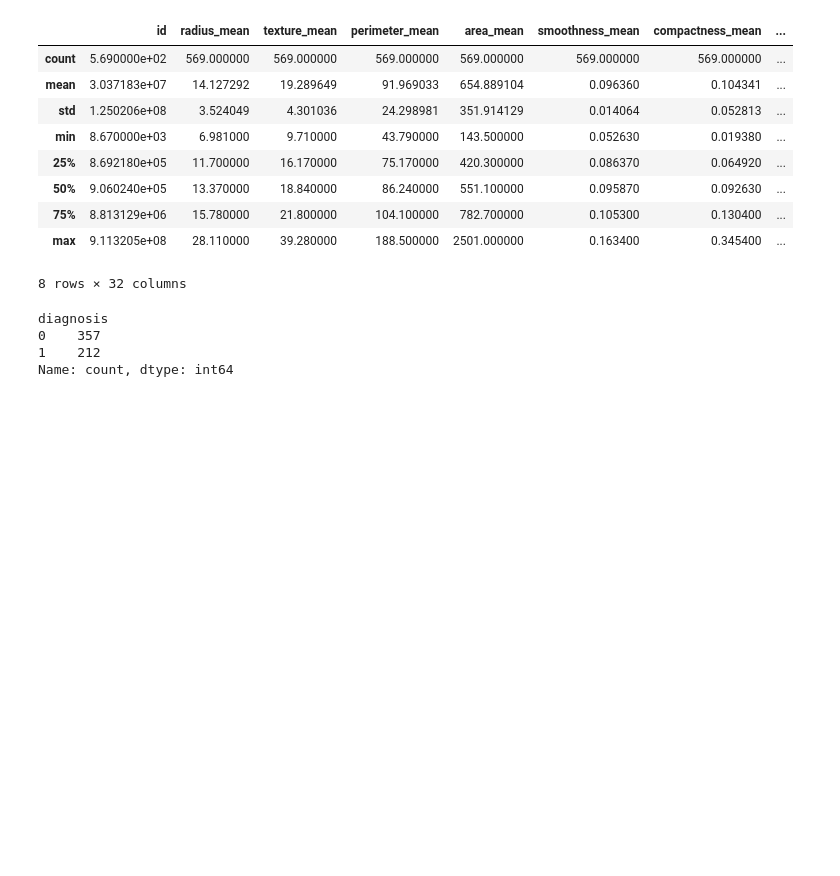
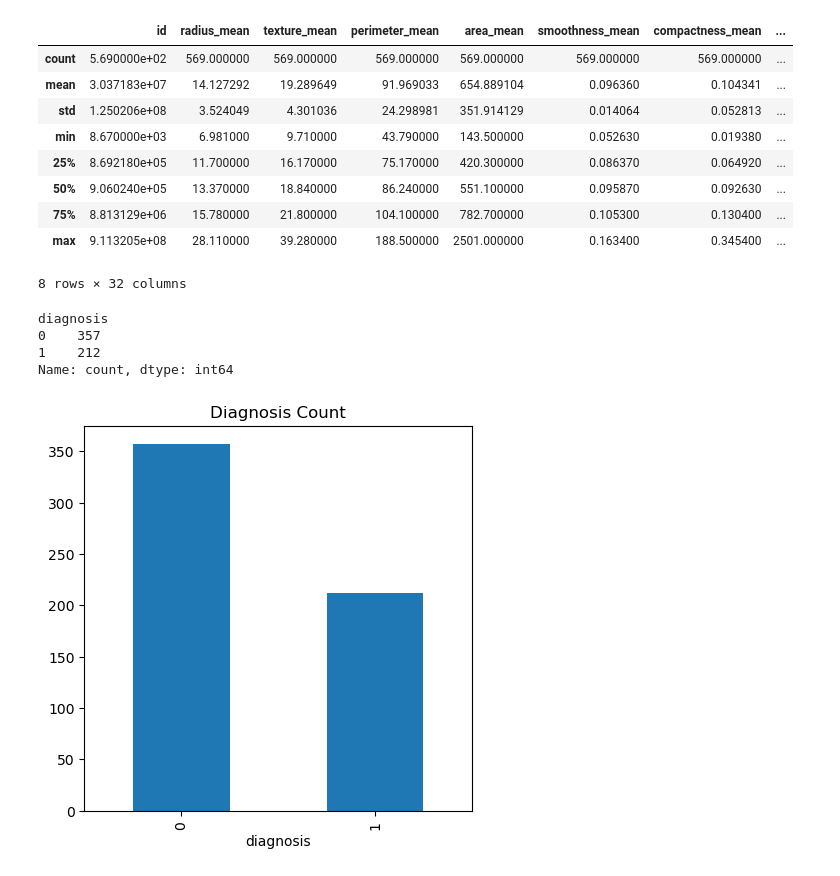
Before and after one commit to DevGupta0112/applied_Machine_Learning, a Jupyter notebook: Cancer_prediction/model.ipynb, the cells around one changed output. Saved outputs shown, nothing was run; the diff lists cells and outputs as text; code cells hidden in the pictures; blank space fills up the shorter version.

```diff
--- a/Cancer_prediction/model.ipynb
+++ b/Cancer_prediction/model.ipynb
@@ -58,3 +58,9 @@ diagnosis
 0    357
 1    212
 Name: count, dtype: int64
+# %%
+df['diagnosis'] = df['diagnosis'].astype('category',copy=False)
+
+df['diagnosis'] = df['diagnosis'].value_counts().plot(kind='bar', title='Diagnosis Count', figsize=(5, 5))
+# %% [output]
+[figure, added]
```
